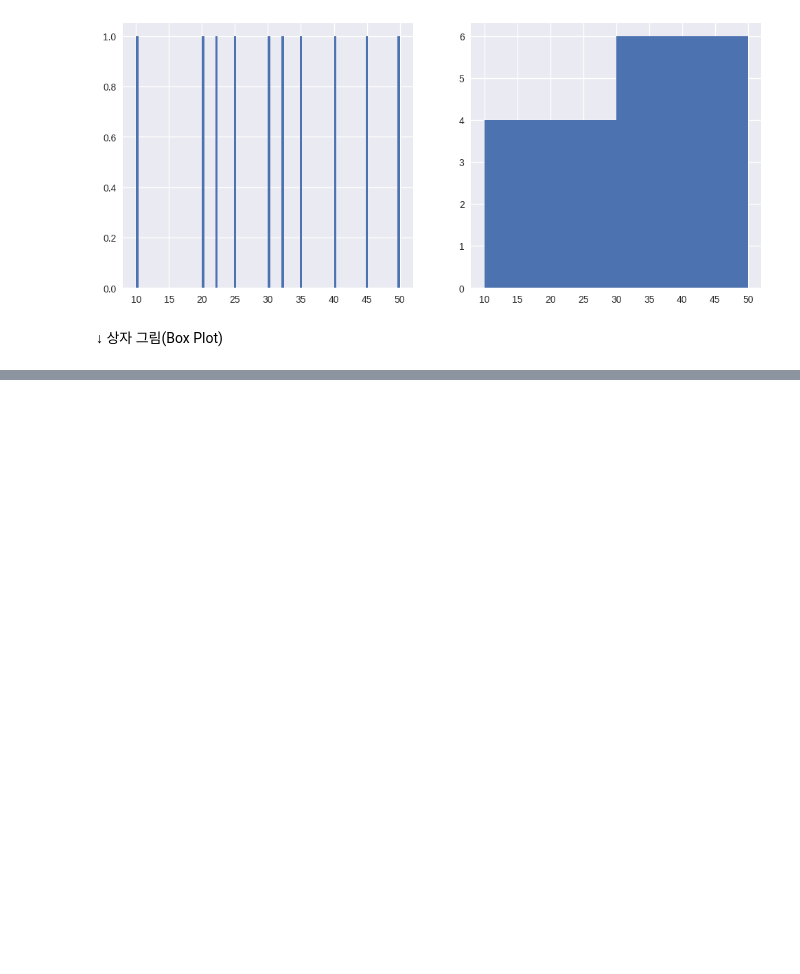
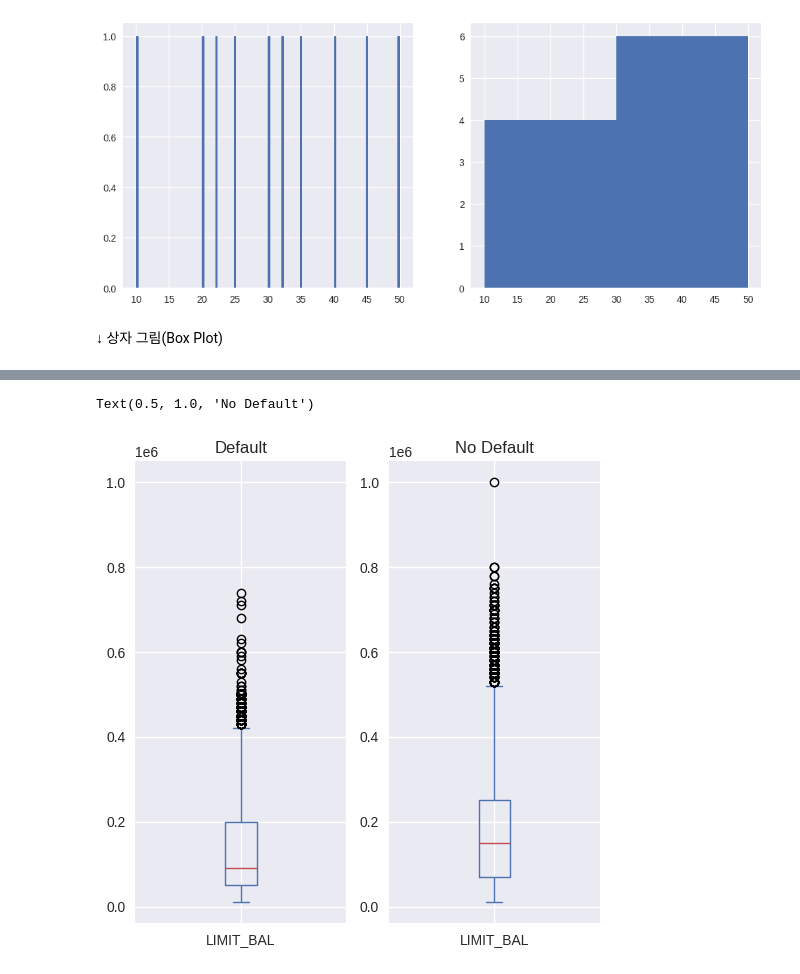
Before and after one commit to hajju0617/Data-Analysis-Study, a Jupyter notebook: visualize_dataset.ipynb, the cells around one changed output, grey strips where cells are left out. Saved outputs shown, nothing was run; the diff lists cells and outputs as text; code cells hidden in the pictures; blank space fills up the shorter version.

```diff
--- a/visualize_dataset.ipynb
+++ b/visualize_dataset.ipynb
@@ -162,0 +241,23 @@ data.hist(bins=2, ax=ax[1])
+# %%
+# 두 변수의 분포를 상자 그림을 통해 비교.
+
+# 연체 여부에 따라 그룹 분리.
+default_y = default[default['DEFAULT']==1]  # 연체 O
+default_n = default[default['DEFAULT']==0]  # 연체 X
+
+# figure 1개, axes 2개의 서브플롯을 생성.
+fig, (ax1, ax2) = plt.subplots(1, 2, figsize=(6, 6))
+
+# 각각의 서브플롯에 상자 그림을 표시.
+default_y['LIMIT_BAL'].plot.box(ax=ax1, grid=True)
+default_n['LIMIT_BAL'].plot.box(ax=ax2, grid=True)
+
+# 두 서브플롯의 y축 범위를 동일하게.
+ax1.set_ylim(ax2.get_ylim())
+
+# 각 서브플롯에 제목설정.
+ax1.set_title('Default')
+ax2.set_title('No Default')
+# %% [output]
+Text(0.5, 1.0, 'No Default')
+[figure, added]
```
Also changed, not shown: parts of 17 cells of this notebook.
